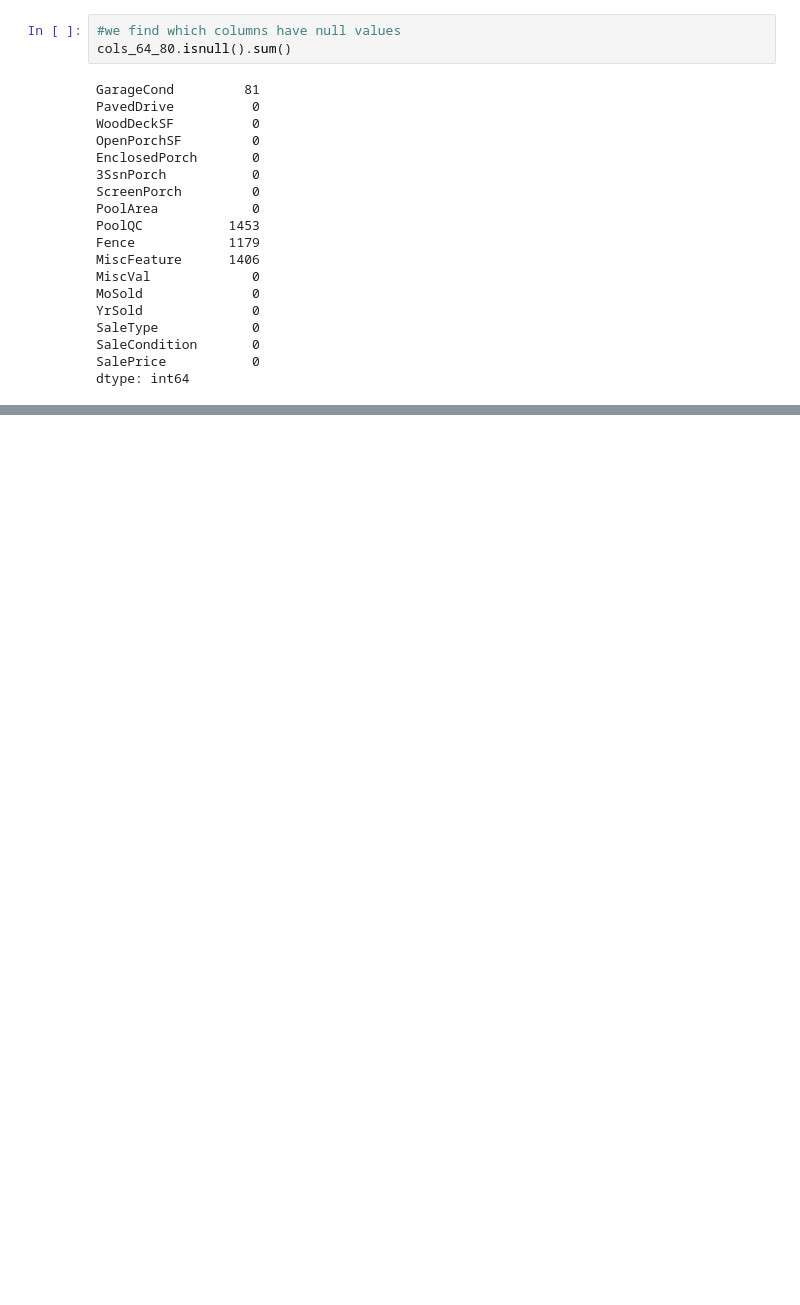
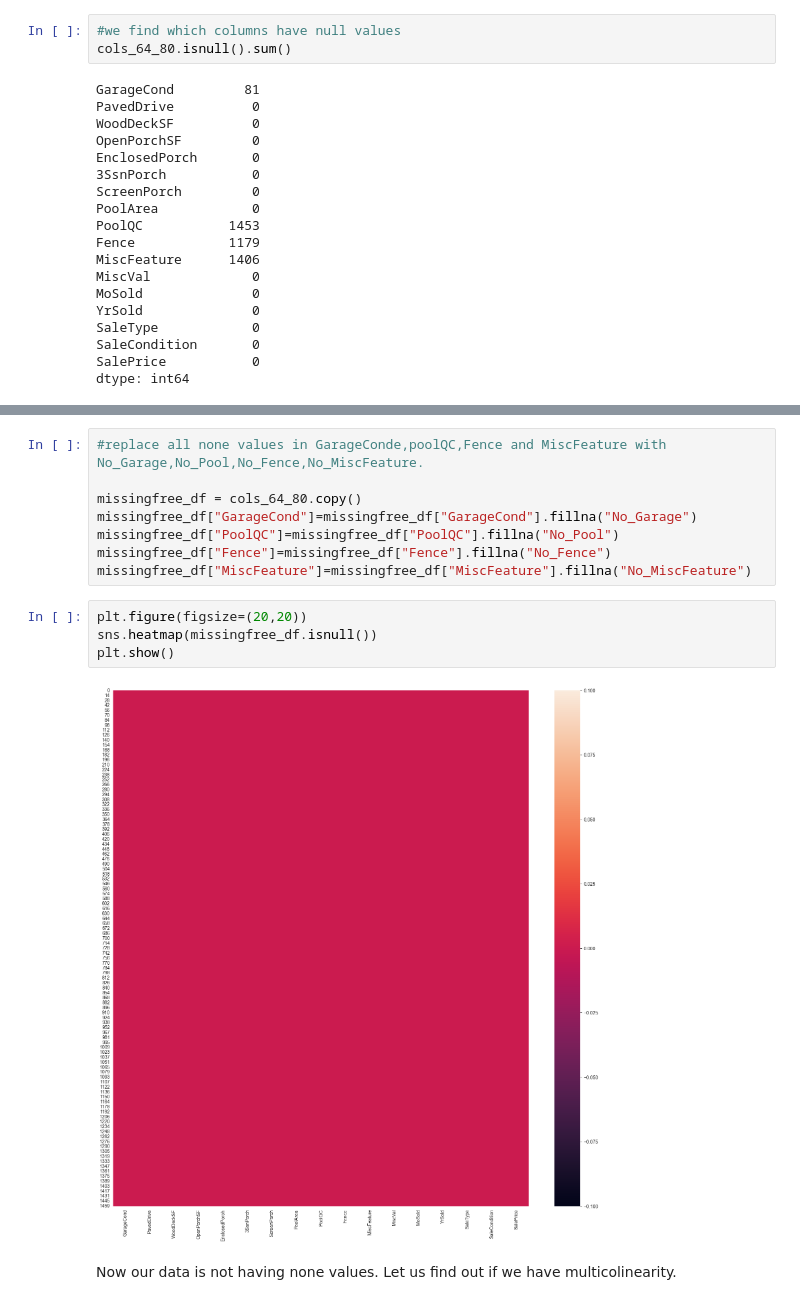
Before and after one commit to ziad-jradeh/House-Prices-Prediction, a Jupyter notebook: cols_64_80_ERD.ipynb, the cells around one changed output, grey strips where cells are left out. Drawn from its saved outputs; the diff is of its cells as text; blank space fills up the shorter version.

```diff
--- a/cols_64_80_ERD.ipynb
+++ b/cols_64_80_ERD.ipynb
@@ -129,0 +139,16 @@ dtype: int64
+# %%
+#replace all none values in GarageConde,poolQC,Fence and MiscFeature with No_Garage,No_Pool,No_Fence,No_MiscFeature.
+
+missingfree_df = cols_64_80.copy()
+missingfree_df["GarageCond"]=missingfree_df["GarageCond"].fillna("No_Garage")
+missingfree_df["PoolQC"]=missingfree_df["PoolQC"].fillna("No_Pool")
+missingfree_df["Fence"]=missingfree_df["Fence"].fillna("No_Fence")
+missingfree_df["MiscFeature"]=missingfree_df["MiscFeature"].fillna("No_MiscFeature")
+# %%
+plt.figure(figsize=(20,20))
+sns.heatmap(missingfree_df.isnull())
+plt.show()
+# %% [output]
+[figure, added]
+# %% [markdown]
+Now our data is not having none values. Let us find out if we have multicolinearity.
```
Also changed, not shown: parts of 7 cells of this notebook.
